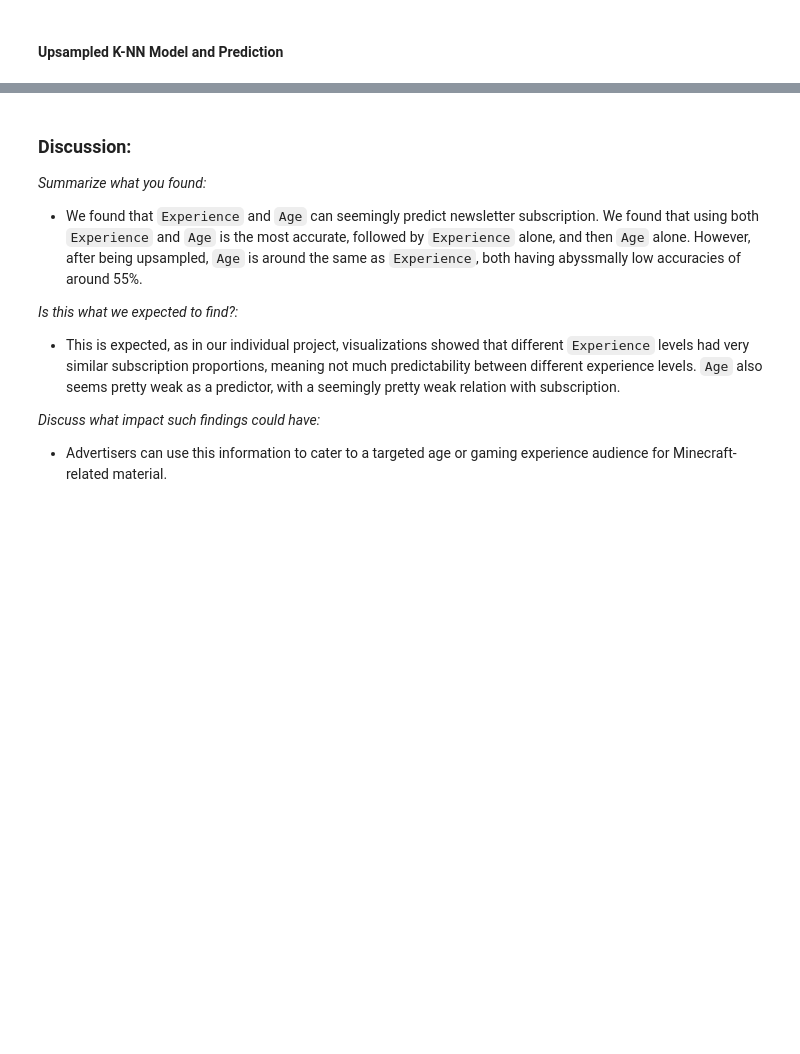
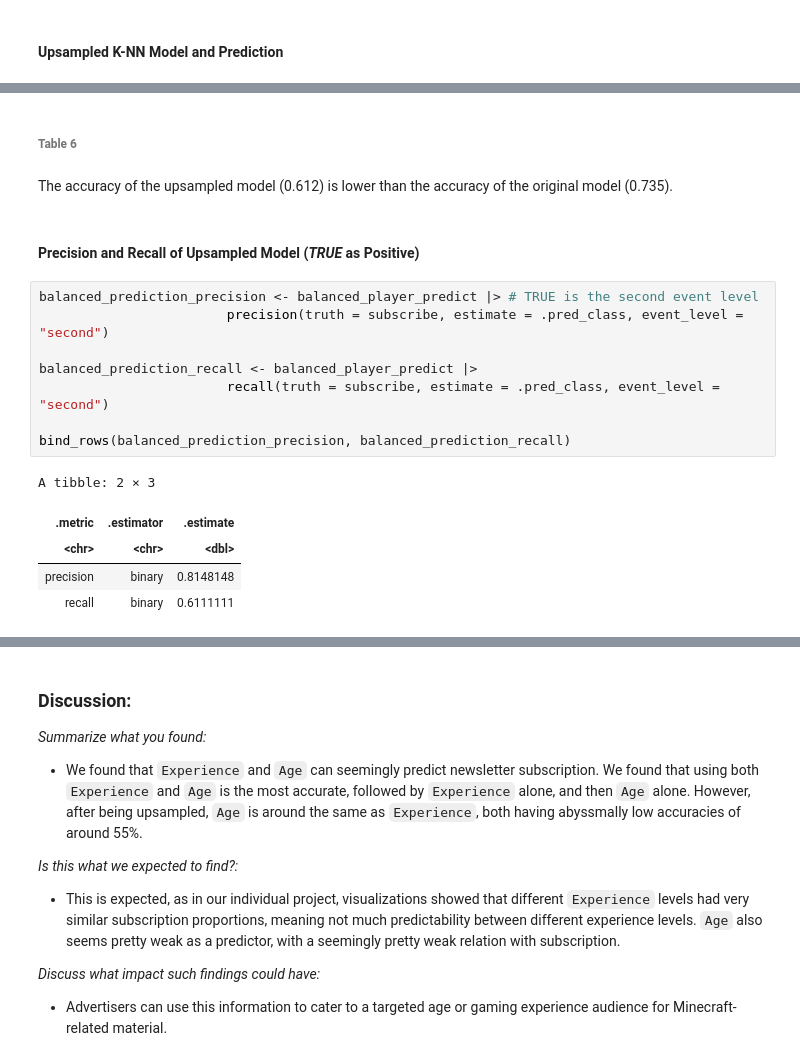
Before and after one commit to PraiseBeTheSun/DSCI-100-GROUP-PROJECT, a Jupyter notebook: DSCI Group 11 project.ipynb, the cells around one changed output, grey strips where cells are left out. Drawn from its saved outputs; the diff is of its cells as text; blank space fills up the shorter version.

```diff
--- a/DSCI Group 11 project.ipynb
+++ b/DSCI Group 11 project.ipynb
@@ -519,0 +488,20 @@ A tibble: 3 × 3
+# %% [markdown]
+###### Table 6
+# %% [markdown]
+The accuracy of the upsampled model (0.612) is lower than the accuracy of the original model (0.735).
+# %% [markdown]
+#### Precision and Recall of Upsampled Model (*TRUE* as Positive)
+# %%
+balanced_prediction_precision <- balanced_player_predict |> # TRUE is the second event level
+                        precision(truth = subscribe, estimate = .pred_class, event_level = "second")
+
+balanced_prediction_recall <- balanced_player_predict |>
+                        recall(truth = subscribe, estimate = .pred_class, event_level = "second")
+
+bind_rows(balanced_prediction_precision, balanced_prediction_recall)
+# %% [output]
+A tibble: 2 × 3
+| .metric | .estimator | .estimate |
+| <chr> | <chr> | <dbl> |
+| precision | binary | 0.8148148 |
+| recall | binary | 0.6111111 |
```
Also changed, not shown: parts of 52 cells of this notebook.
